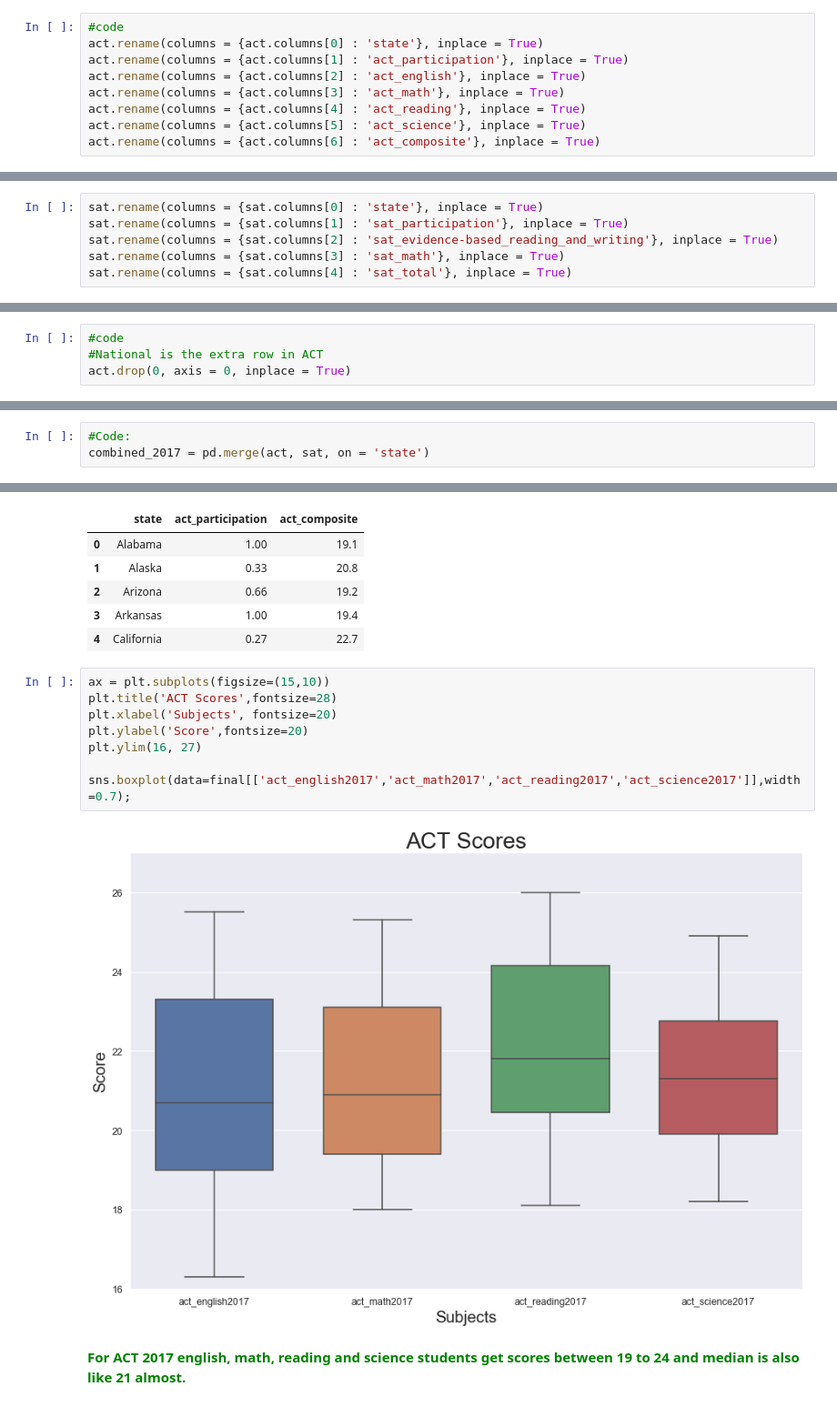
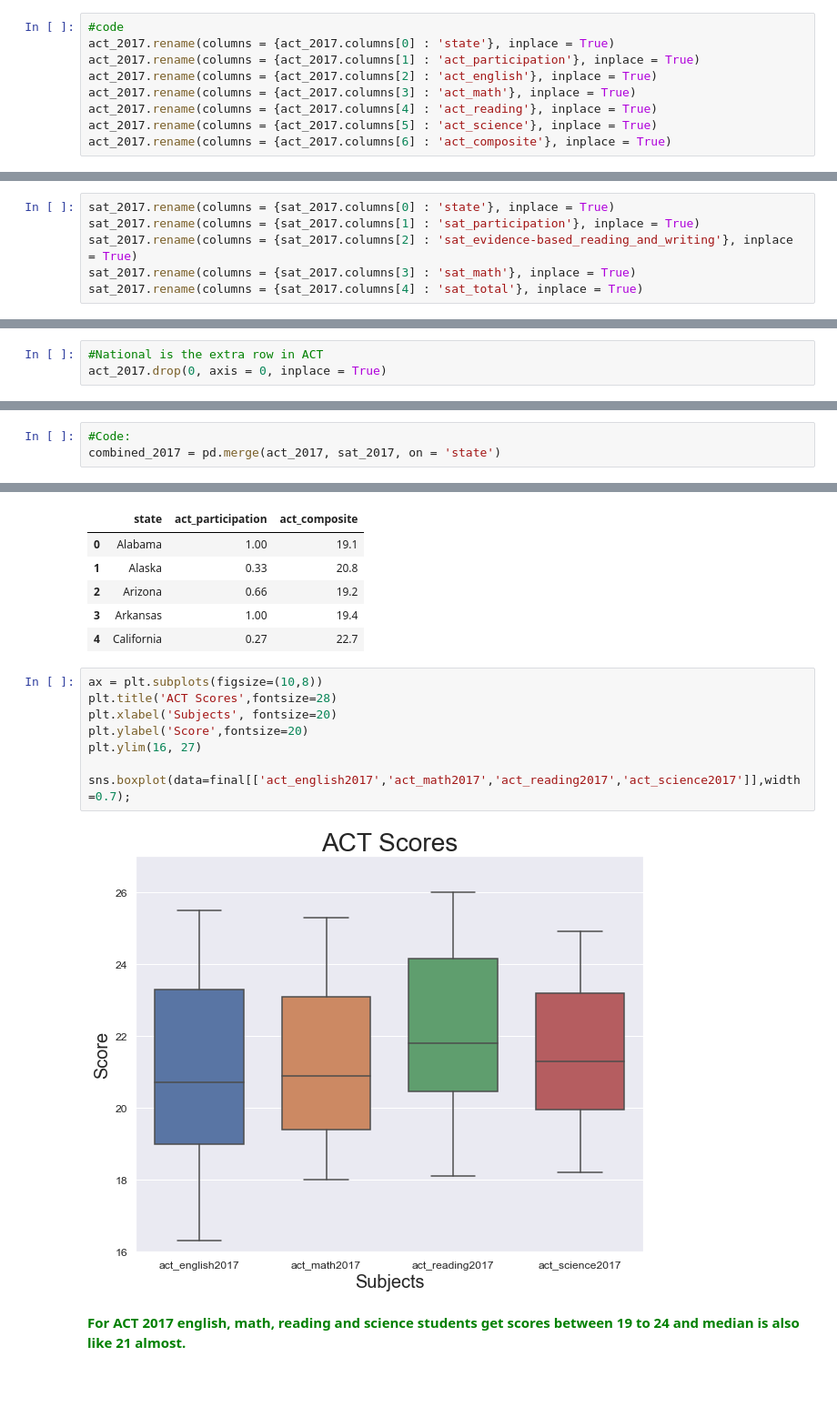
Before and after one commit to boosra/Project_1, a Jupyter notebook: code/starter-code.ipynb, the cells around one changed output, grey strips where cells are left out. Shown at 91% size. Cells and saved outputs as stored; diff of their text form; blank space fills up the shorter version.

```diff
--- a/code/starter-code.ipynb
+++ b/code/starter-code.ipynb
@@ -362,9 +345,9 @@ Change the names of the columns to more expressive names so that you can tell th
 # %%
 #code
-act.rename(columns = {act.columns[0] : 'state'}, inplace = True)
-act.rename(columns = {act.columns[1] : 'act_participation'}, inplace = True)
-act.rename(columns = {act.columns[2] : 'act_english'}, inplace = True)
-act.rename(columns = {act.columns[3] : 'act_math'}, inplace = True)
-act.rename(columns = {act.columns[4] : 'act_reading'}, inplace = True)
-act.rename(columns = {act.columns[5] : 'act_science'}, inplace = True)
-act.rename(columns = {act.columns[6] : 'act_composite'}, inplace = True)
+act_2017.rename(columns = {act_2017.columns[0] : 'state'}, inplace = True)
+act_2017.rename(columns = {act_2017.columns[1] : 'act_participation'}, inplace = True)
+act_2017.rename(columns = {act_2017.columns[2] : 'act_english'}, inplace = True)
+act_2017.rename(columns = {act_2017.columns[3] : 'act_math'}, inplace = True)
+act_2017.rename(columns = {act_2017.columns[4] : 'act_reading'}, inplace = True)
+act_2017.rename(columns = {act_2017.columns[5] : 'act_science'}, inplace = True)
+act_2017.rename(columns = {act_2017.columns[6] : 'act_composite'}, inplace = True)
@@ -391,6 +360,6 @@ act
 # %%
-sat.rename(columns = {sat.columns[0] : 'state'}, inplace = True)
-sat.rename(columns = {sat.columns[1] : 'sat_participation'}, inplace = True)
-sat.rename(columns = {sat.columns[2] : 'sat_evidence-based_reading_and_writing'}, inplace = True)
-sat.rename(columns = {sat.columns[3] : 'sat_math'}, inplace = True)
-sat.rename(columns = {sat.columns[4] : 'sat_total'}, inplace = True)
+sat_2017.rename(columns = {sat_2017.columns[0] : 'state'}, inplace = True)
+sat_2017.rename(columns = {sat_2017.columns[1] : 'sat_participation'}, inplace = True)
+sat_2017.rename(columns = {sat_2017.columns[2] : 'sat_evidence-based_reading_and_writing'}, inplace = True)
+sat_2017.rename(columns = {sat_2017.columns[3] : 'sat_math'}, inplace = True)
+sat_2017.rename(columns = {sat_2017.columns[4] : 'sat_total'}, inplace = True)
@@ -449,14 +404,13 @@ Provided is the skeleton for formatting a markdown table, with columns headers t
 
 One of our dataframes contains an extra row. Identify and remove this from the dataframe.
 # %%
-#code
 #National is the extra row in ACT
-act.drop(0, axis = 0, inplace = True)
+act_2017.drop(0, axis = 0, inplace = True)
 # %% [markdown]
 #### 10. Merge Dataframes
 
 Join the 2017 ACT and SAT dataframes using the state in each dataframe as the key. Assign this to a new variable.
 # %%
 #Code:
-combined_2017 = pd.merge(act, sat, on = 'state')
+combined_2017 = pd.merge(act_2017, sat_2017, on = 'state')
 # %%
@@ -1141,15 +1021,15 @@ act_2018.head()
 | 3 | Arkansas | 1.00 | 19.4 |
 | 4 | California | 0.27 | 22.7 |
 # %%
-ax = plt.subplots(figsize=(15,10))
+ax = plt.subplots(figsize=(10,8))
 plt.title('ACT Scores',fontsize=28)
 plt.xlabel('Subjects', fontsize=20)
 plt.ylabel('Score',fontsize=20)
 plt.ylim(16, 27)
 
 sns.boxplot(data=final[['act_english2017','act_math2017','act_reading2017','act_science2017']],width=0.7);
 # %% [output]
-[figure, old version]
+[figure, new version]
 # %% [markdown]
 <p style="color:green;font-weight:bold;">
 For ACT 2017 english, math, reading and science students get scores between 19 to 24 and median is also like 21 almost.
```
Also changed, not shown: parts of 80 cells of this notebook, 3 other files.
